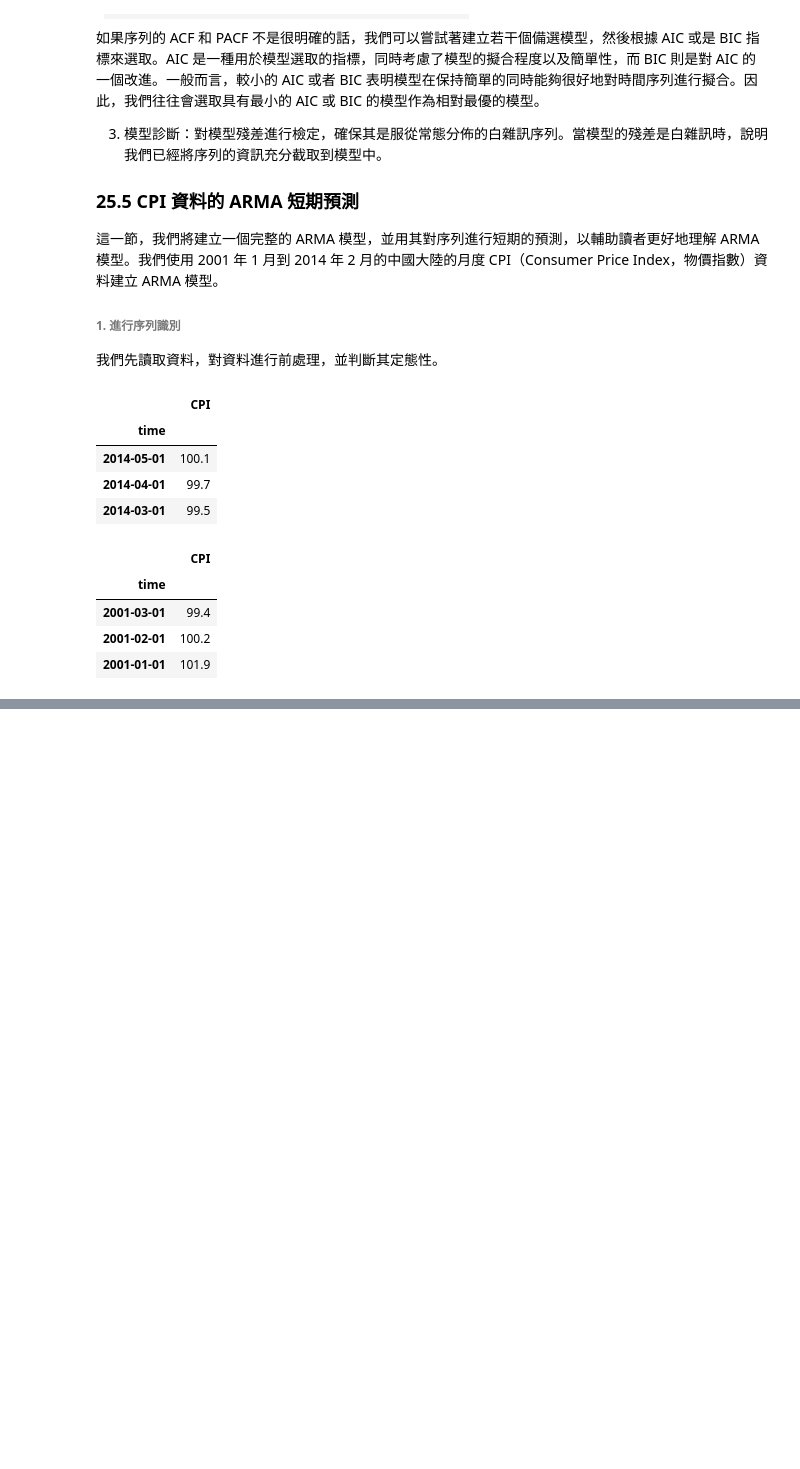
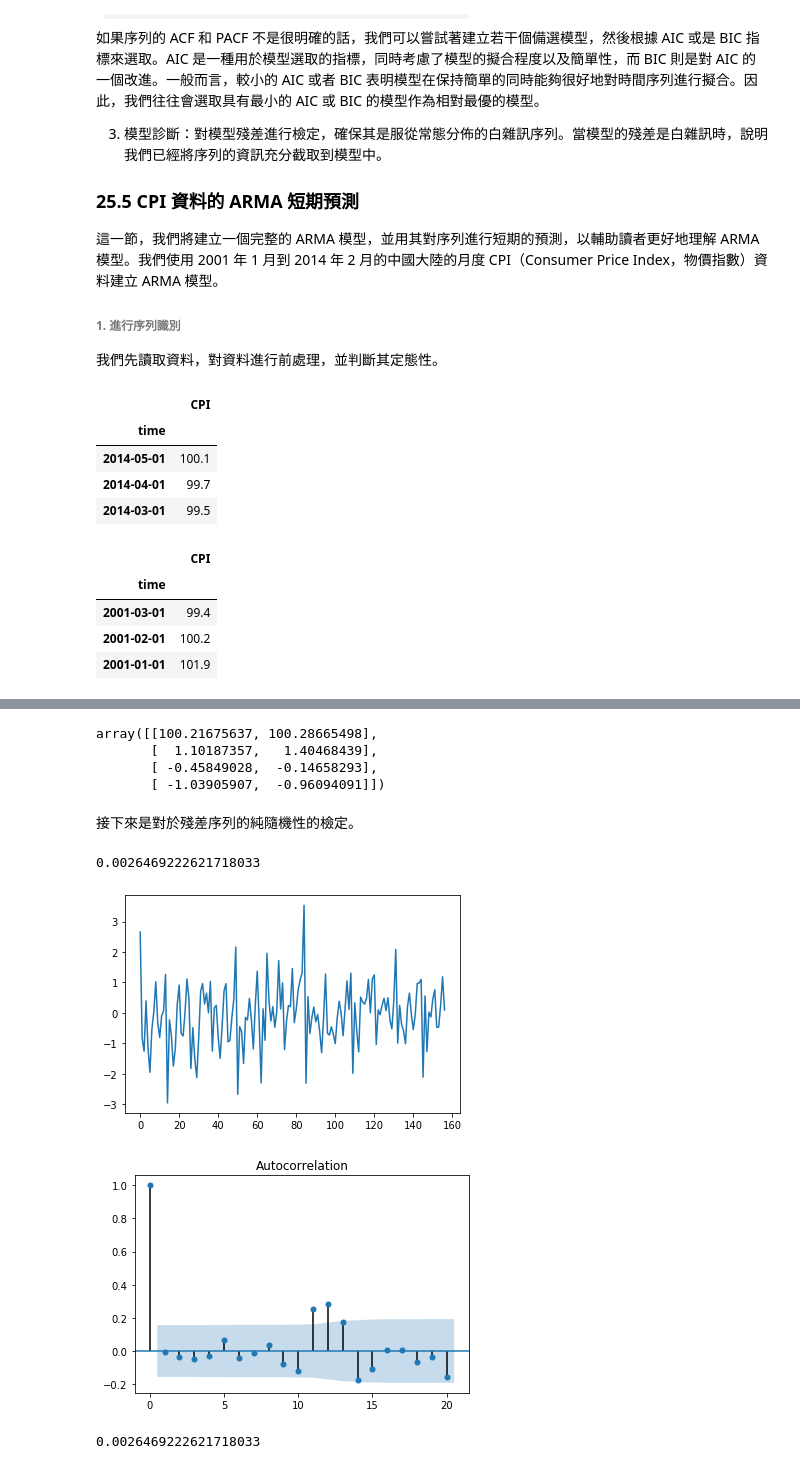
Before and after one commit to okluda/finpy_practice, a Jupyter notebook: ch_25.ipynb, the cells around one changed output, grey strips where cells are left out. Drawn from its saved outputs; the diff is of its cells as text; code cells hidden in the pictures; blank space fills up the shorter version.

```diff
--- a/ch_25.ipynb
+++ b/ch_25.ipynb
@@ -450,0 +414,7 @@ LjungBox[1]
+# %%
+model3=arima_model.ARIMA(CPItrain,order=(2,0,1)).fit()
+#model3.summary()
+model4=arima_model.ARIMA(CPItrain,order=(2,0,2)).fit()
+#model4.summary()
+model5=arima_model.ARIMA(CPItrain,order=(3,0,1)).fit()
+#model5.summary()
@@ -450,0 +436,31 @@ LjungBox[1]
+# %%
+model3.conf_int()
+# %% [output]
+array([[100.21675637, 100.28665498],
+       [  1.10187357,   1.40468439],
+       [ -0.45849028,  -0.14658293],
+       [ -1.03905907,  -0.96094091]])
+# %% [markdown]
+接下來是對於殘差序列的純隨機性的檢定。
+# %%
+# 繪製時間序列模擬的診斷圖
+import math
+from statsmodels.graphics.tsaplots import *
+import matplotlib.pyplot as plt
+stdresid=model3.resid/math.sqrt(mode13.sigma2)
+plt.plot(stdresid)
+plot_acf(stdresid,lags=20)
+
+LjungBox=stattools.q_stat(stattools.acf(stdresid)[1:13],len(stdresid))
+
+LjungBox[1][-1]
+# %% [output]
+0.0026469222621718033
+[figure, added]
+[figure, added]
+# %%
+# 增加 Ljung-Box 檢定的落後階數
+LjungBox=stattools.q_stat(stattools.acf(stdresid)[1:13],len(stdresid))
+LjungBox[1][-1]
+# %% [output]
+0.0026469222621718033
```
Also changed, not shown: parts of 34 cells of this notebook.
